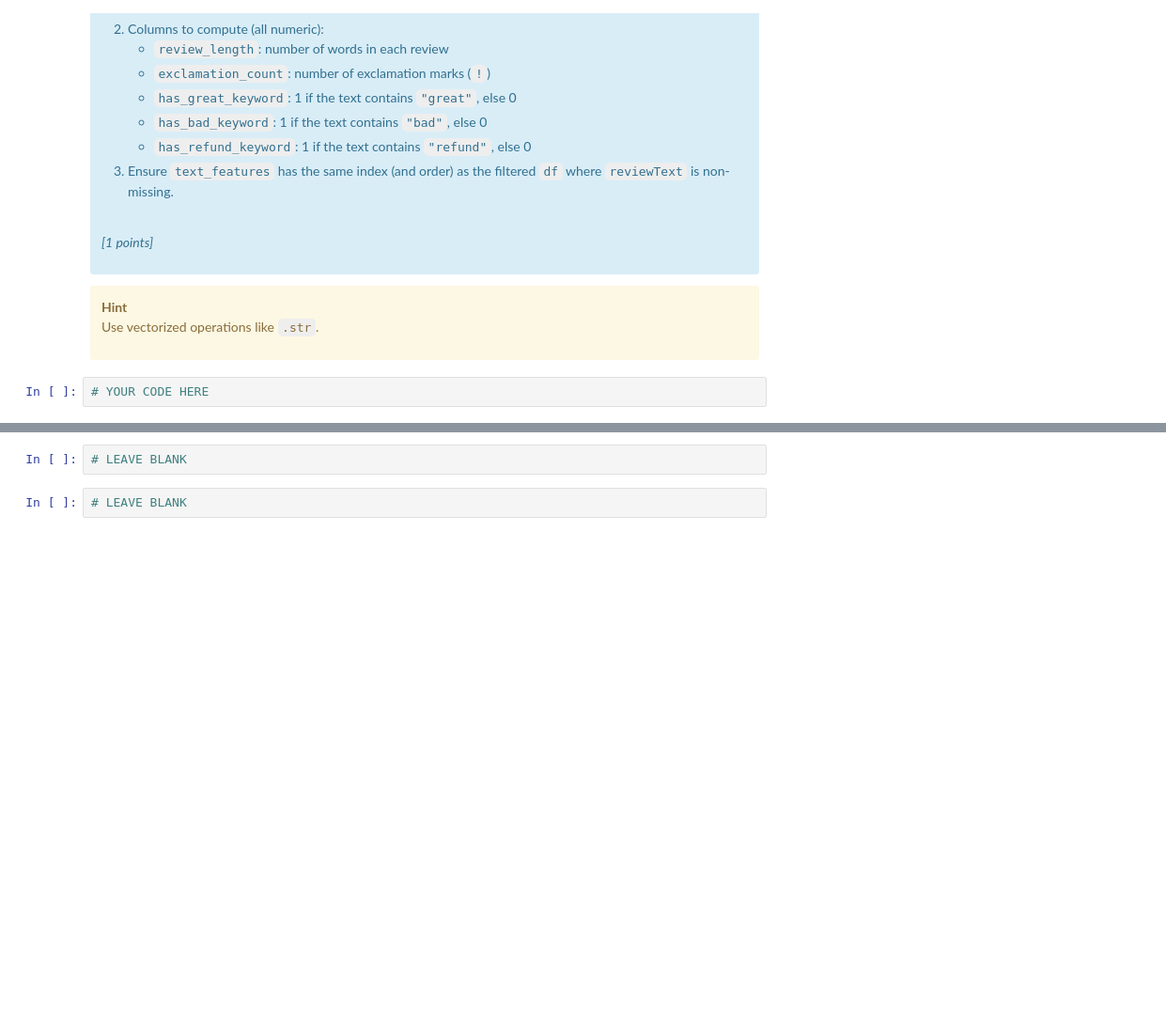
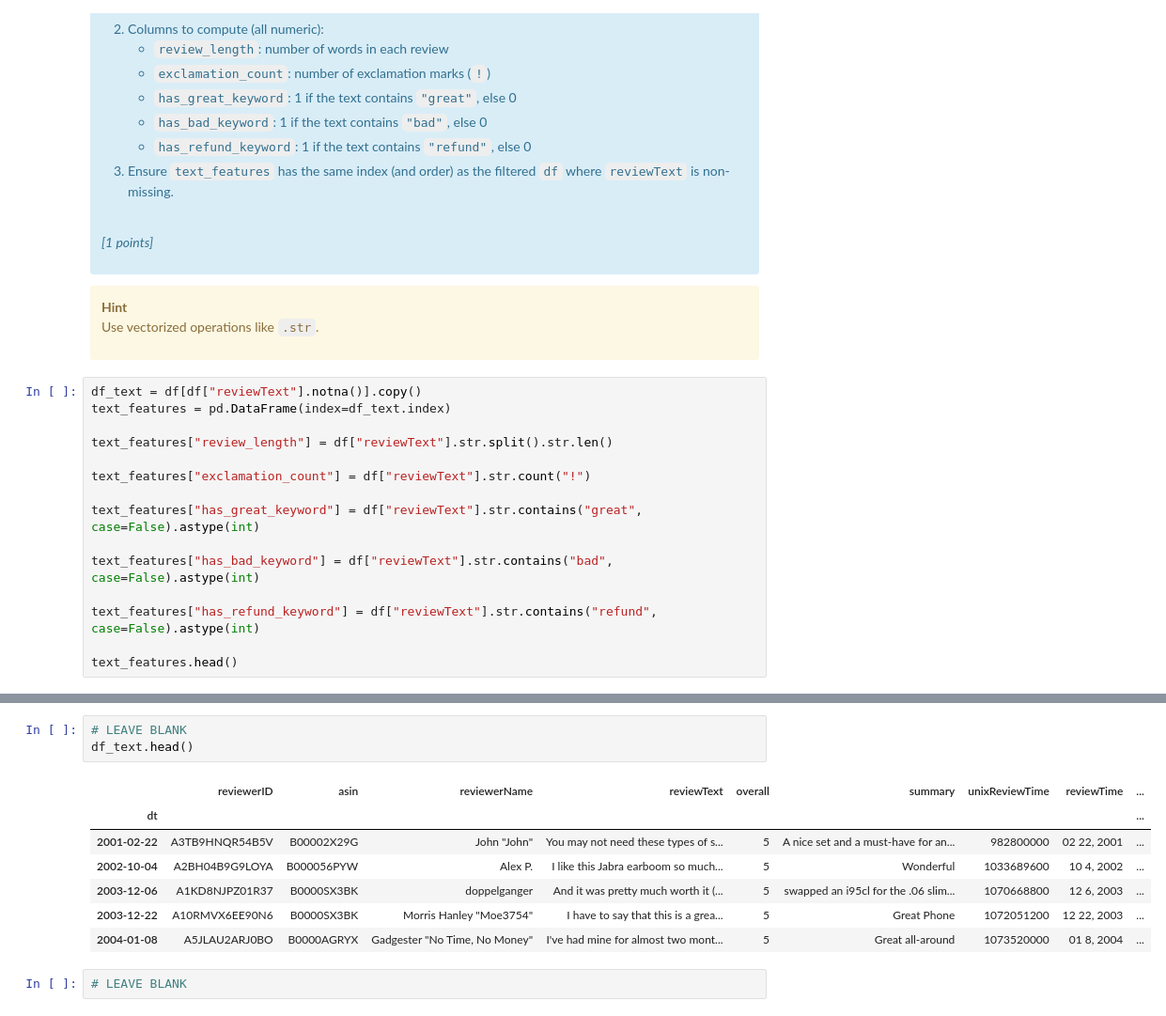
Before and after one commit to dacobri/PDS_Assignment-2, a Jupyter notebook: A2.ipynb, the cells around one changed output, grey strips where cells are left out. Shown at 94% size. Saved outputs shown, nothing was run; the diff lists cells and outputs as text; blank space fills up the shorter version.

```diff
--- a/A2.ipynb
+++ b/A2.ipynb
@@ -215,4 +333,17 @@ Use vectorized operations like <code>.str</code>.
 
 </div>
 # %%
-# YOUR CODE HERE
+df_text = df[df["reviewText"].notna()].copy()
+text_features = pd.DataFrame(index=df_text.index)
+
+text_features["review_length"] = df["reviewText"].str.split().str.len()
+
+text_features["exclamation_count"] = df["reviewText"].str.count("!")
+
+text_features["has_great_keyword"] = df["reviewText"].str.contains("great", case=False).astype(int)
+
+text_features["has_bad_keyword"] = df["reviewText"].str.contains("bad", case=False).astype(int)
+
+text_features["has_refund_keyword"] = df["reviewText"].str.contains("refund", case=False).astype(int)
+
+text_features.head()
@@ -219,5 +358,14 @@ Use vectorized operations like <code>.str</code>.
 # %%
 # LEAVE BLANK
+df_text.head()
+# %% [output]
+|  | reviewerID | asin | reviewerName | reviewText | overall | summary | unixReviewTime | reviewTime | ... |
+| dt |  |  |  |  |  |  |  |  | ... |
+| 2001-02-22 | A3TB9HNQR54B5V | B00002X29G | John "John" | You may not need these types of s... | 5 | A nice set and a must-have for an... | 982800000 | 02 22, 2001 | ... |
+| 2002-10-04 | A2BH04B9G9LOYA | B000056PYW | Alex P. | I like this Jabra earboom so much... | 5 | Wonderful | 1033689600 | 10 4, 2002 | ... |
+| 2003-12-06 | A1KD8NJPZ01R37 | B0000SX3BK | doppelganger | And it was pretty much worth it (... | 5 | swapped an i95cl for the .06 slim... | 1070668800 | 12 6, 2003 | ... |
+| 2003-12-22 | A10RMVX6EE90N6 | B0000SX3BK | Morris Hanley "Moe3754" | I have to say that this is a grea... | 5 | Great Phone | 1072051200 | 12 22, 2003 | ... |
+| 2004-01-08 | A5JLAU2ARJ0BO | B0000AGRYX | Gadgester "No Time, No Money" | I've had mine for almost two mont... | 5 | Great all-around | 1073520000 | 01 8, 2004 | ... |
 # %%
 # LEAVE BLANK
 # %%
```
Also changed, not shown: parts of 13 cells of this notebook, 1 other file.
